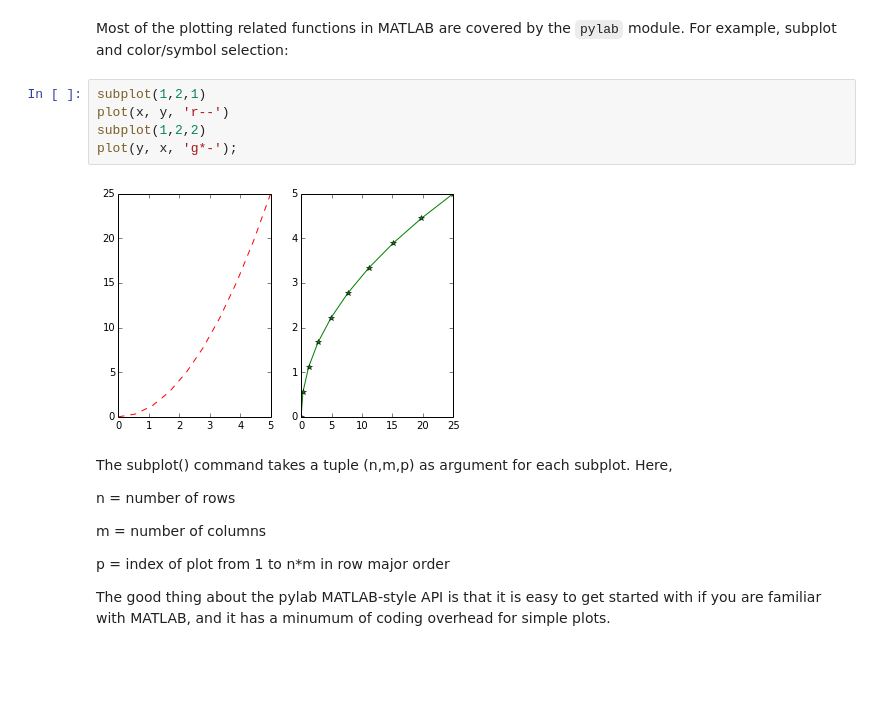
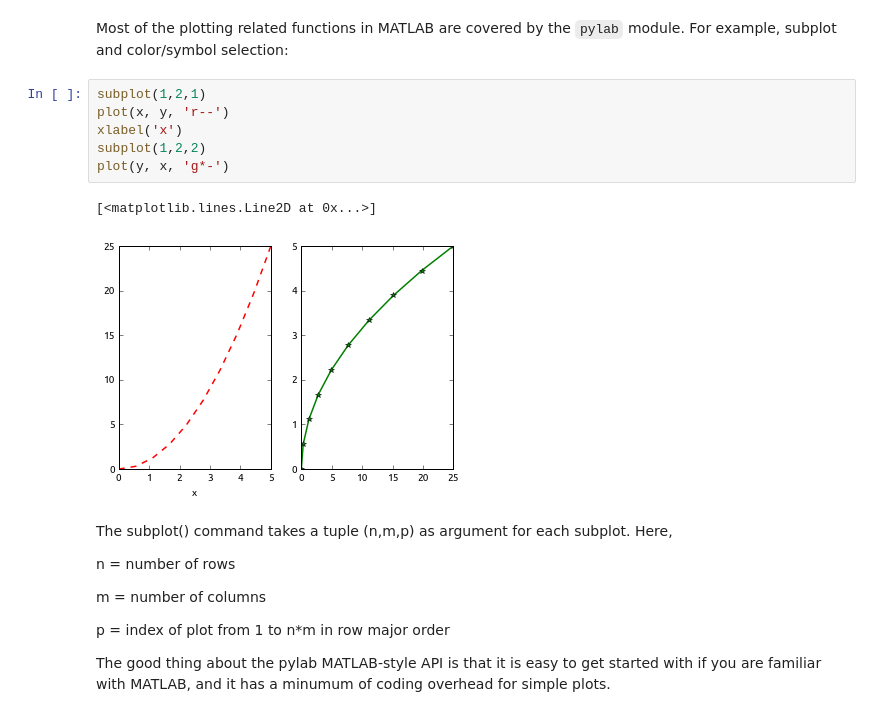
Before and after one commit to hariseldon99/scientific-python-lectures, a Jupyter notebook: Lecture-2-Matplotlib.ipynb, the cells around one changed output. Cells and saved outputs as stored; diff of their text form; blank space fills up the shorter version.

```diff
--- a/Lecture-2-Matplotlib.ipynb
+++ b/Lecture-2-Matplotlib.ipynb
@@ -75,10 +75,12 @@ Most of the plotting related functions in MATLAB are covered by the `pylab` modu
 # %%
 subplot(1,2,1)
 plot(x, y, 'r--')
+xlabel('x')
 subplot(1,2,2)
-plot(y, x, 'g*-');
+plot(y, x, 'g*-')
 # %% [output]
+[<matplotlib.lines.Line2D at 0x...>]
-[figure, old version]
+[figure, new version]
 # %% [markdown]
 The subplot() command takes a tuple (n,m,p) as argument for each subplot. Here,
 
```
Also changed, not shown: parts of 10 cells of this notebook, 19 other files.
